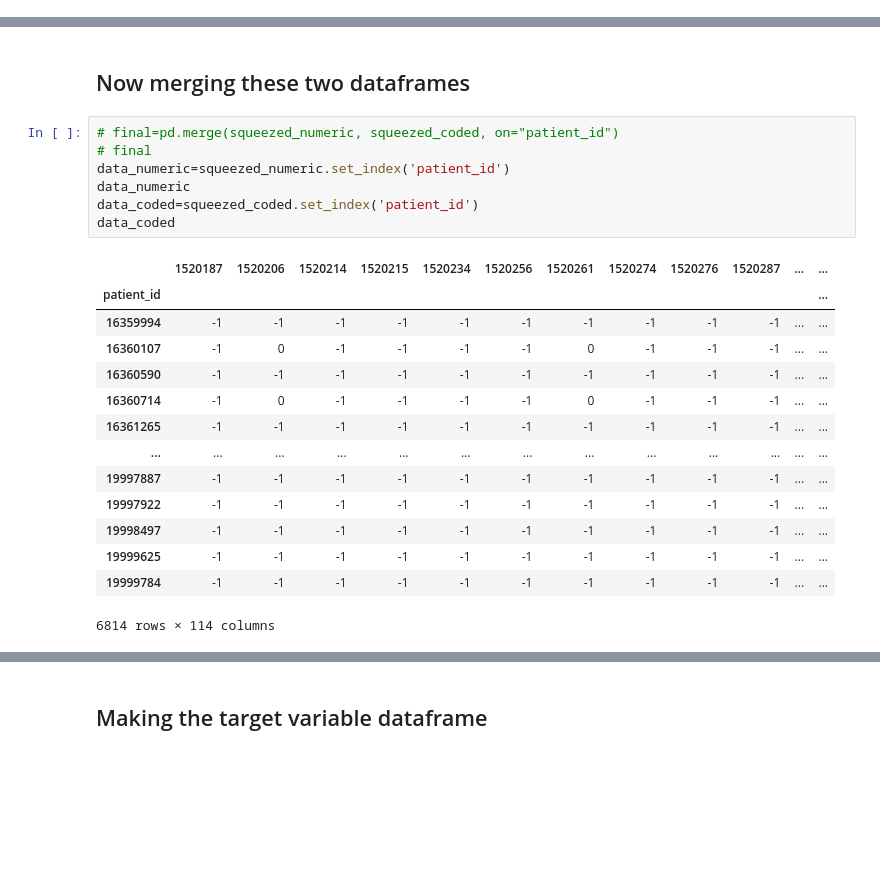
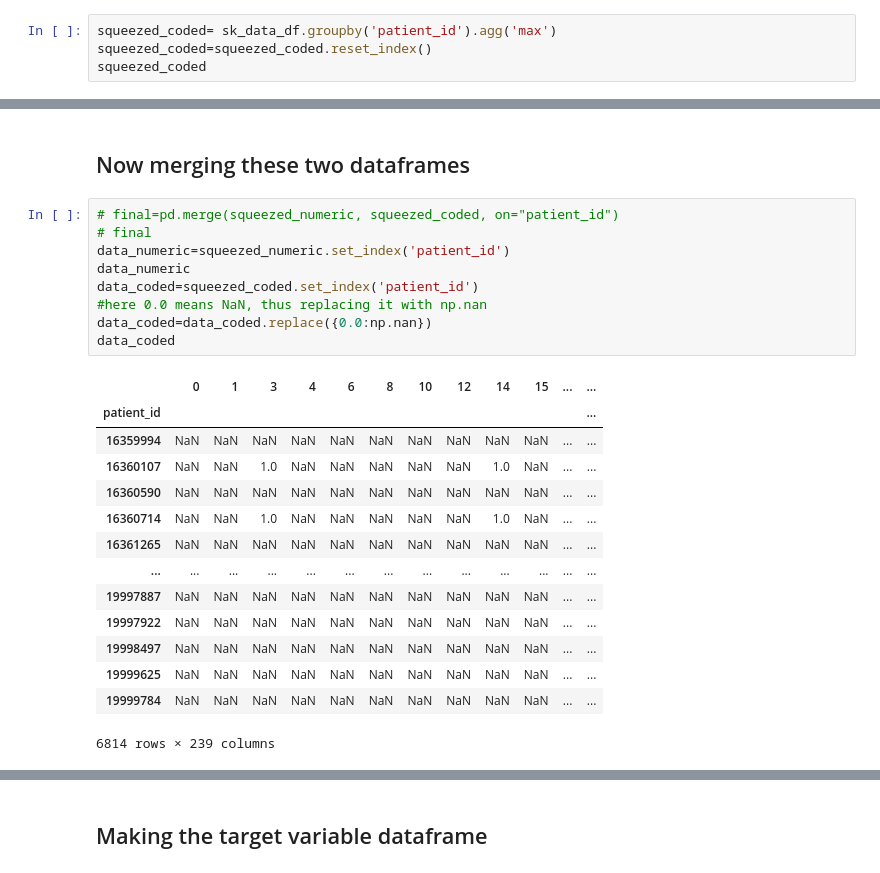
Before and after one commit to iupui-soic/mimic-openmrs-cdss, a Jupyter notebook: model_evaluation/Model_Evaluation_Data_Preprocessing_Feb25.ipynb, the cells around one changed output, grey strips where cells are left out. Cells and saved outputs as stored; diff of their text form; blank space fills up the shorter version.

Commit message:
Data Preprocessing and Evaluation Notebooks Updated

```diff
--- a/model_evaluation/CDSS_Model_Evaluation_Preprocessing_XGBoost_Feb16.ipynb
+++ b/model_evaluation/Model_Evaluation_Data_Preprocessing_Feb25.ipynb
@@ -333,0 +352,4 @@ squeezed_coded
+# %%
+squeezed_coded= sk_data_df.groupby('patient_id').agg('max')
+squeezed_coded=squeezed_coded.reset_index()
+squeezed_coded
@@ -336,22 +372,24 @@ squeezed_coded
 # %%
 # final=pd.merge(squeezed_numeric, squeezed_coded, on="patient_id")
 # final
 data_numeric=squeezed_numeric.set_index('patient_id')
 data_numeric
 data_coded=squeezed_coded.set_index('patient_id')
+#here 0.0 means NaN, thus replacing it with np.nan
+data_coded=data_coded.replace({0.0:np.nan})
 data_coded
 # %% [output]
-|  | 1520187 | 1520206 | 1520214 | 1520215 | 1520234 | 1520256 | 1520261 | 1520274 | 1520276 | 1520287 | ... | ... |
+|  | 0 | 1 | 3 | 4 | 6 | 8 | 10 | 12 | 14 | 15 | ... | ... |
 | patient_id |  |  |  |  |  |  |  |  |  |  |  | ... |
-| 16359994 | -1 | -1 | -1 | -1 | -1 | -1 | -1 | -1 | -1 | -1 | ... | ... |
-| 16360107 | -1 | 0 | -1 | -1 | -1 | -1 | 0 | -1 | -1 | -1 | ... | ... |
-| 16360590 | -1 | -1 | -1 | -1 | -1 | -1 | -1 | -1 | -1 | -1 | ... | ... |
-| 16360714 | -1 | 0 | -1 | -1 | -1 | -1 | 0 | -1 | -1 | -1 | ... | ... |
-| 16361265 | -1 | -1 | -1 | -1 | -1 | -1 | -1 | -1 | -1 | -1 | ... | ... |
+| 16359994 | NaN | NaN | NaN | NaN | NaN | NaN | NaN | NaN | NaN | NaN | ... | ... |
+| 16360107 | NaN | NaN | 1.0 | NaN | NaN | NaN | NaN | NaN | 1.0 | NaN | ... | ... |
+| 16360590 | NaN | NaN | NaN | NaN | NaN | NaN | NaN | NaN | NaN | NaN | ... | ... |
+| 16360714 | NaN | NaN | 1.0 | NaN | NaN | NaN | NaN | NaN | 1.0 | NaN | ... | ... |
+| 16361265 | NaN | NaN | NaN | NaN | NaN | NaN | NaN | NaN | NaN | NaN | ... | ... |
 | ... | ... | ... | ... | ... | ... | ... | ... | ... | ... | ... | ... | ... |
-| 19997887 | -1 | -1 | -1 | -1 | -1 | -1 | -1 | -1 | -1 | -1 | ... | ... |
-| 19997922 | -1 | -1 | -1 | -1 | -1 | -1 | -1 | -1 | -1 | -1 | ... | ... |
-| 19998497 | -1 | -1 | -1 | -1 | -1 | -1 | -1 | -1 | -1 | -1 | ... | ... |
-| 19999625 | -1 | -1 | -1 | -1 | -1 | -1 | -1 | -1 | -1 | -1 | ... | ... |
-| 19999784 | -1 | -1 | -1 | -1 | -1 | -1 | -1 | -1 | -1 | -1 | ... | ... |
+| 19997887 | NaN | NaN | NaN | NaN | NaN | NaN | NaN | NaN | NaN | NaN | ... | ... |
+| 19997922 | NaN | NaN | NaN | NaN | NaN | NaN | NaN | NaN | NaN | NaN | ... | ... |
+| 19998497 | NaN | NaN | NaN | NaN | NaN | NaN | NaN | NaN | NaN | NaN | ... | ... |
+| 19999625 | NaN | NaN | NaN | NaN | NaN | NaN | NaN | NaN | NaN | NaN | ... | ... |
+| 19999784 | NaN | NaN | NaN | NaN | NaN | NaN | NaN | NaN | NaN | NaN | ... | ... |
-6814 rows × 114 columns
+6814 rows × 239 columns
```
Also changed, not shown: parts of 18 cells of this notebook, 6 other files.
